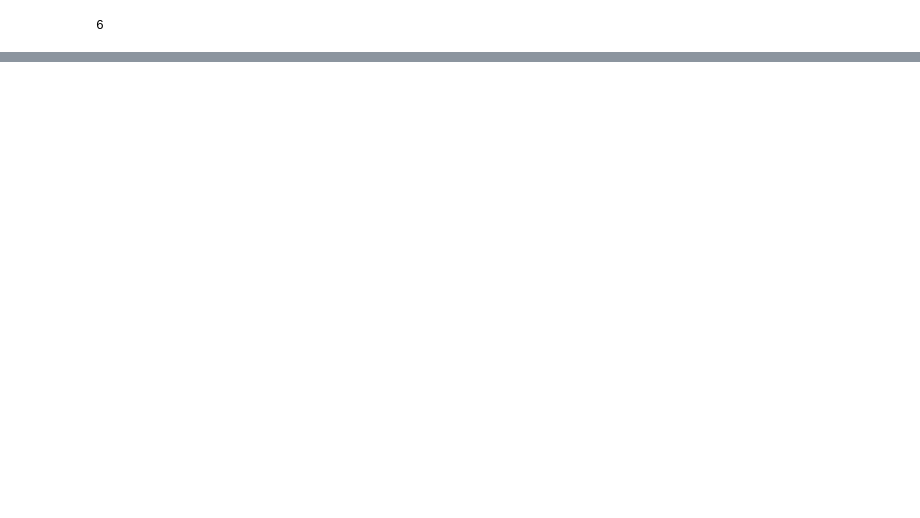
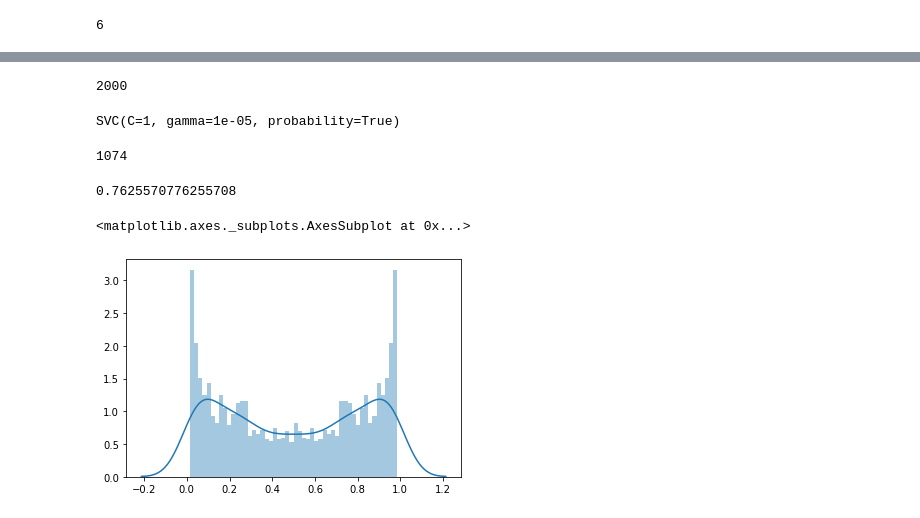
Before and after one commit to jimmyttri/stroke-pred, a Jupyter notebook: data_exploration.ipynb, the cells around one changed output, grey strips where cells are left out. Saved outputs shown, nothing was run; the diff lists cells and outputs as text; code cells hidden in the pictures; blank space fills up the shorter version.

```diff
--- a/data_exploration.ipynb
+++ b/data_exploration.ipynb
@@ -243,0 +367,21 @@ weighted avg       0.91      0.94      0.92      1533
+# %%
+data_majority = stroke_tobeupsampled[stroke_tobeupsampled['stroke']==0]
+data_minority = stroke_tobeupsampled[stroke_tobeupsampled['stroke']==1]
+data_minority_upsample = resample(data_minority, replace=True, n_samples=2000, random_state=1)
+upsampled_data = pd.concat([data_majority, data_minority_upsample])
+# %%
+X_val = upsampled_data.drop(labels = 'stroke', axis = 1)
+y_val = upsampled_data['stroke']
+y_val.sum()
+# %% [output]
+2000
+# %%
+svc = SVC(probability = True, gamma = .00001, C=1)
+# %%
+svc.fit(X_val, y_val)
+# %% [output]
+SVC(C=1, gamma=1e-05, probability=True)
+# %%
+len(X_test)
+# %% [output]
+1074
@@ -243,0 +393,9 @@ weighted avg       0.91      0.94      0.92      1533
+# %%
+svc.score(X_final, y_final)
+# %% [output]
+0.7625570776255708
+# %%
+sns.distplot(svc.predict_proba(X_test), bins = 50)
+# %% [output]
+<matplotlib.axes._subplots.AxesSubplot at 0x...>
+[figure, added]
```
Also changed, not shown: parts of 30 cells of this notebook.
